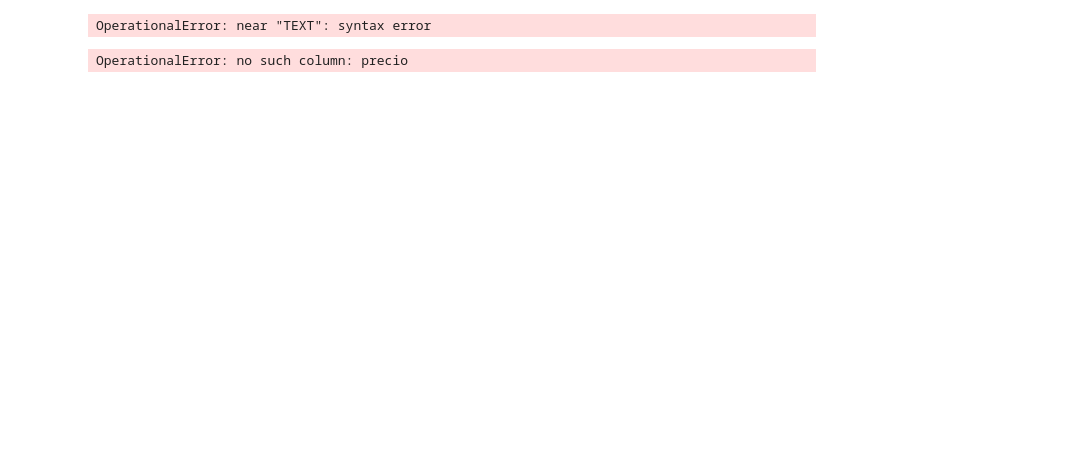
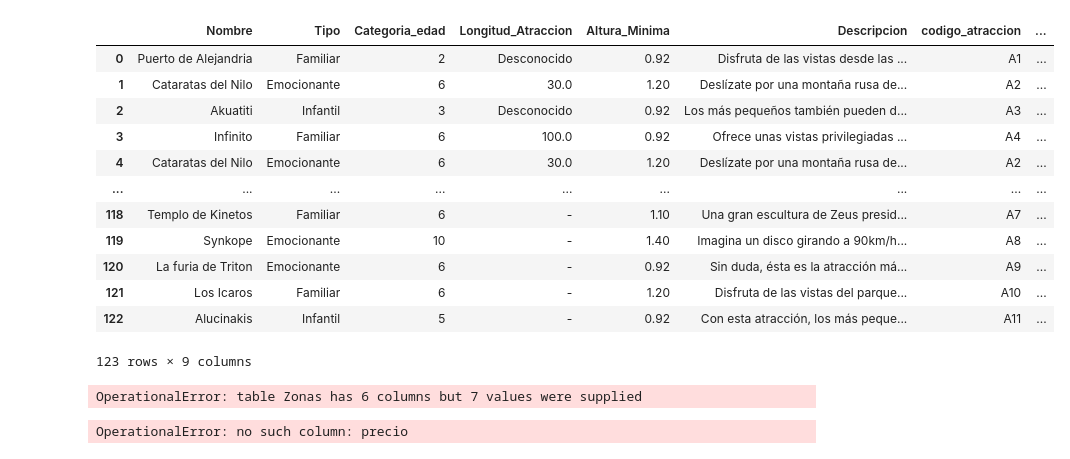
Before and after one commit to mankolepanto/team_challenge_2, a Jupyter notebook: Ejercicio_Modelo_BD/insert_alberto.ipynb, the cells around one changed output. Drawn from its saved outputs; the diff is of its cells as text; code cells hidden in the pictures; blank space fills up the shorter version.

```diff
--- a/Ejercicio_Modelo_BD/insert_alberto.ipynb
+++ b/Ejercicio_Modelo_BD/insert_alberto.ipynb
@@ -326,102 +327,120 @@ OperationalError: near ",": syntax error
+# %%
+conn.commit()
+df = pd.read_sql_query('SELECT * FROM atracciones ', conn)
+df
+# %% [output]
+|  | Nombre | Tipo | Categoria_edad | Longitud_Atraccion | Altura_Minima | Descripcion | codigo_atraccion | ... |
+| 0 | Puerto de Alejandria | Familiar | 2 | Desconocido | 0.92 | Disfruta de las vistas desde las ... | A1 | ... |
+| 1 | Cataratas del Nilo | Emocionante | 6 | 30.0 | 1.20 | Deslízate por una montaña rusa de... | A2 | ... |
+| 2 | Akuatiti | Infantil | 3 | Desconocido | 0.92 | Los más pequeños también pueden d... | A3 | ... |
+| 3 | Infinito | Familiar | 6 | 100.0 | 0.92 | Ofrece unas vistas privilegiadas ... | A4 | ... |
+| 4 | Cataratas del Nilo | Emocionante | 6 | 30.0 | 1.20 | Deslízate por una montaña rusa de... | A2 | ... |
+| ... | ... | ... | ... | ... | ... | ... | ... | ... |
+| 118 | Templo de Kinetos | Familiar | 6 | - | 1.10 | Una gran escultura de Zeus presid... | A7 | ... |
+| 119 | Synkope | Emocionante | 10 | - | 1.40 | Imagina un disco girando a 90km/h... | A8 | ... |
+| 120 | La furia de Triton | Emocionante | 6 | - | 0.92 | Sin duda, ésta es la atracción má... | A9 | ... |
+| 121 | Los Icaros | Familiar | 6 | - | 1.20 | Disfruta de las vistas del parque... | A10 | ... |
+| 122 | Alucinakis | Infantil | 5 | - | 0.92 | Con esta atracción, los más peque... | A11 | ... |
+123 rows × 9 columns
 # %%
 # ZONAS - TERRA MITICA
 
 # Egipto
 cursor.execute('''INSERT OR IGNORE INTO Zonas
-                   VALUES (031,
+                   VALUES ('031',
                     "Egipcia",
-                    Platos_Tipicos TEXT,
+                    'Platos_Tipicos',
                     "El sueño de Egipto",
                     "La vida de la joven Samira está a punto de cambiar. ¿Se convertirán los sueños de esta muchacha en realidad? Un espectáculo multidisciplinar
                     y de gran riqueza artística para poner el broche de oro a la jornada en Terra Mítica",
                     22,
-                    Afluencia_Media INTEGER)''')
+                    'Afluencia_Media')''')
 
 # Roma
 cursor.execute('''INSERT OR IGNORE INTO Zonas
-                   VALUES (032,
+                   VALUES ('032',
                     "Romano",
-                    Platos_Tipicos TEXT,
+                    'Platos_Tipicos',
                     "Espartaco, honor y coraje",
                     "¿Quieres descubrir el origen del mito que hizo historia? Este espectáculo de gran formato, que tiene lugar en el Circus Máximus de Roma,
                     relata la aventura del esclavo que se convirtió en leyenda. Acción, emoción y una puesta en escena única sin precedentes",
                     35,
-                    Afluencia_Media INTEGER)''')
+                    'Afluencia_Media')''')
 
 cursor.execute('''INSERT OR IGNORE INTO Zonas
-                   VALUES (032,
+                   VALUES ('032',
                     "Romano",
-                    Platos_Tipicos TEXT,
+                    'Platos_Tipicos',
                     "Escuela de legionarios",
                     "Máximo Augustus y Callo Bruto son dos intrépidos centuriones, aunque algo torpes. Sobre ellos recaerá la responsabilidad de formar al resto de la legión romana,
                     por petición del mismísimo Julio César",
                     15,
-                    Afluencia_Media INTEGER)''')
+                    'Afluencia_Media')''')
 
 # Las islas
 cursor.execute('''INSERT OR IGNORE INTO Zonas
-                   VALUES (033,
+                   VALUES ('033',
                     "Las islas",
-                    Platos_Tipicos TEXT,
+                    'Platos_Tipicos',
                     "El caballo español",
                     "La pasión del elenco de bailaoras y la belleza del flamenco se unen a la elegancia equina. La doma de alta escuela se evidencia en cada movimiento
                     de este increíble animal, que se ha convertido en todo un símbolo",
                     8,
-                    Afluencia_Media INTEGER)''')
+                    'Afluencia_Media')''')
 
 cursor.execute('''INSERT OR IGNORE INTO Zonas
-                   VALUES (033,
+                   VALUES ('033',
                     "Las islas",
-                    Platos_Tipicos TEXT,
+                    'Platos_Tipicos',
                     "Fantasia, un mundo de emociones",
                     "Superación, fuerza… ¡Renacer! La conmovedora historia de Fantasía hará soñar a pequeños y mayores. ¿Quieres descubrir lo que se esconde tras esta
                     grácil marioneta que lucha por brillar? Las emociones, a flor de piel",
                     40,
-                    Afluencia_Media INTEGER)''')
+                    'Afluencia_Media')''')
 
 cursor.execute('''INSERT OR IGNORE INTO Zonas
-                   VALUES (033,
+                   VALUES ('033',
                     "Las islas",
-                    Platos_Tipicos TEXT,
+                    'Platos_Tipicos',
                     "El torneo",
                     "Y quien tampoco pasa de moda es el Caballero Negro con su fiel corcel Carbón, así como su andrajoso escudero. Ellos hacen realidad El Torneo,
                     un divertido espectáculo que se ha convertido en todo un clásico de Terra Mítica",
                     20,
-                    Afluencia_Media INTEGER)''')
+                    'Afluencia_Media')''')
 
 # Iberia
 cursor.execute('''INSERT OR IGNORE INTO Zonas
-                   VALUES (034,
+                   VALUES ('034',
                     "Ibera",
-                    Platos_Tipicos TEXT,
+                    'Platos_Tipicos',
                     "Mitic dance",
                     "La canción que nunca pasa de moda cantada y bailada por los protagonistas de Terra Mítica: ¡Vosotros! ¿Os apuntáis a disfrutar de este show junto a Cuca,
                     Mític y Babá? Recuerda que… “viajarás por Roma y por Egipto…”",
                     10,
-                    Afluencia_Media INTEGER)''')
+                    'Afluencia_Media')''')
 
 # Grecia
 cursor.execute('''INSERT OR IGNORE INTO Zonas
-                   VALUES (035,
+                   VALUES ('035',
                     "Griega",
-                    Platos_Tipicos TEXT,
+                    'Platos_Tipicos',
                     "La magia de los dioses",
                     "El gran Zeus ha perdido su fuerza después de que Ares, dios del inframundo, se la haya arrebatado. Desolado, el padre del Olimpo encarga a su hijo
                     Hermes la misión de recuperar su don divino",
                     20,
-                    Afluencia_Media INTEGER)''')
+                    'Afluencia_Media')''')
 
 cursor.execute('''INSERT OR IGNORE INTO Zonas
-                   VALUES (035,
+                   VALUES ('035',
                     "Griega",
-                    Platos_Tipicos TEXT,
+                    'Platos_Tipicos',
                     "El gran museo de las civilizaciones",
                     "¿Qué sucede cuando se cierran las puertas del museo? Uno de los trabajadores está a punto de descubrirlo. Julio César, Aristóteles y Tutankamon cobrarán
                     vida para cantar sus historias e inquietudes. Un divertido musical para toda la familia",
                     20,
-                    Afluencia_Media INTEGER)''')
+                    'Afluencia_Media')''')
 # %% [output]
-OperationalError: near "TEXT": syntax error
+OperationalError: table Zonas has 6 columns but 7 values were supplied
 # %%
 # ALOJAMIENTO - TERRA MITICA
 cursor.execute('''CREATE TABLE IF NOT EXISTS Alojamiento (
```
Also changed, not shown: parts of 1 cell of this notebook, 3 other files.
